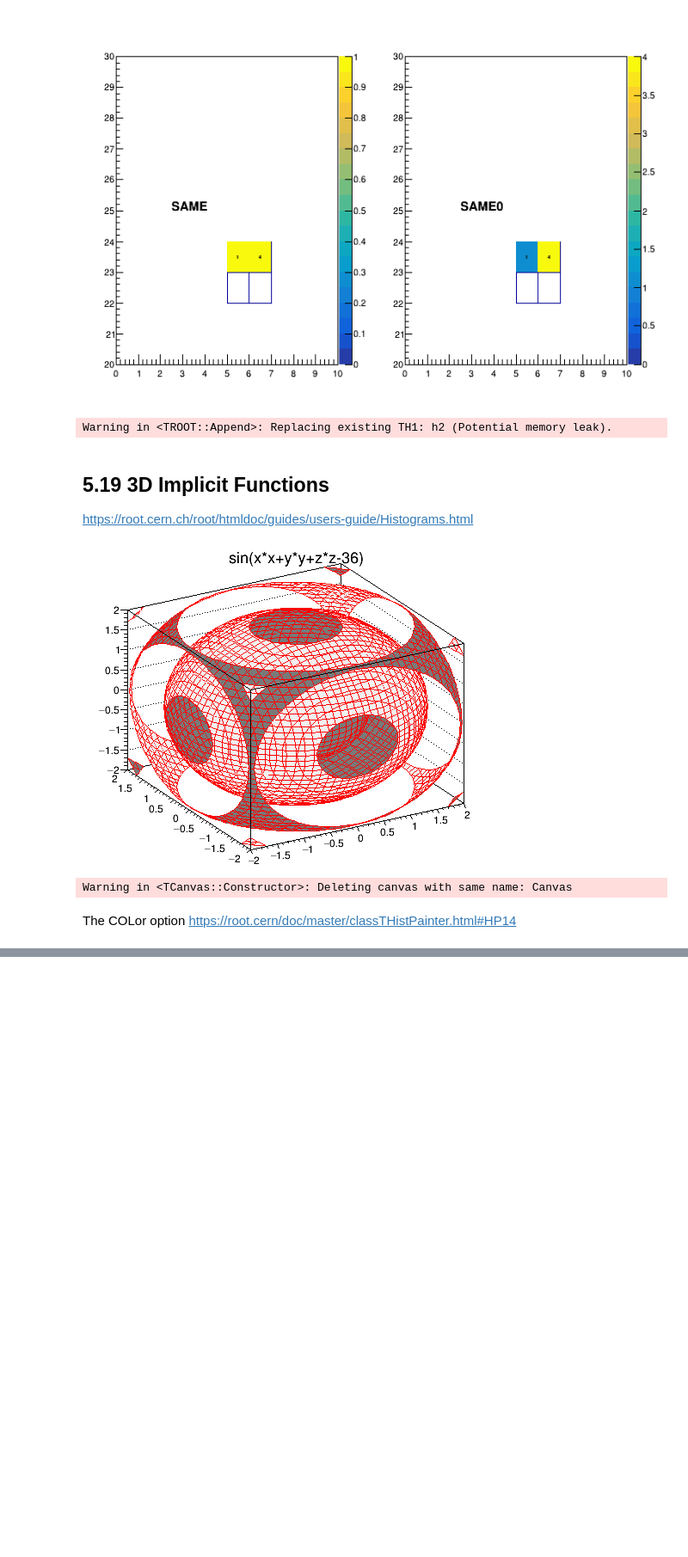
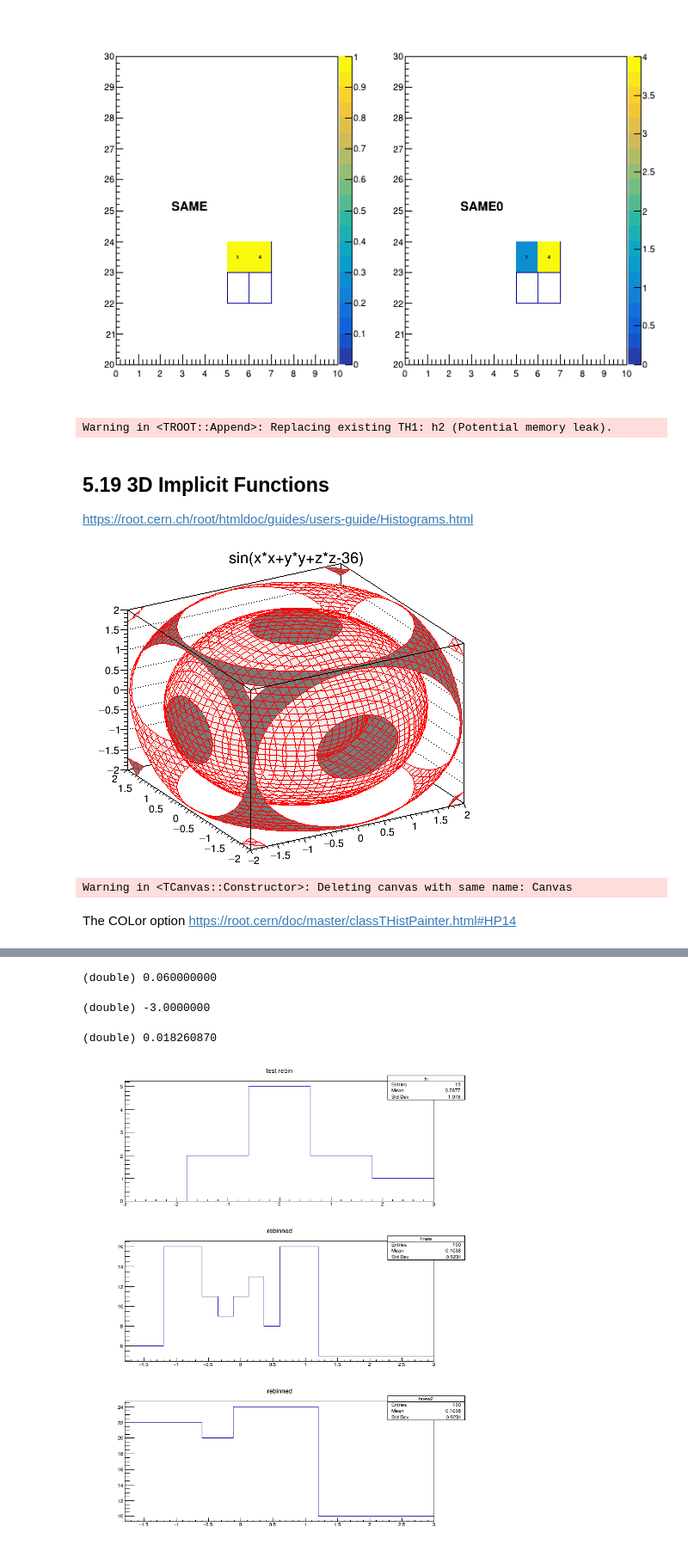
Before and after one commit to jjpereirab/B2HHH_2022_1, a Jupyter notebook: root_tools.ipynb, the cells around one changed output, grey strips where cells are left out. Shown: that part at 86% size. Drawn from its saved outputs; the diff is of its cells as text; code cells hidden in the pictures; blank space fills up the shorter version.

```diff
--- a/root_tools.ipynb
+++ b/root_tools.ipynb
@@ -171,0 +262,19 @@ The COLor option https://root.cern/doc/master/classTHistPainter.html#HP14
+# %%
+//create a fix bin histogram
+TH1F *h = new TH1F("h","test rebin",100,-3,3);
+Int_t nentries = 1000;
+h->FillRandom("gaus",nentries);
+
+Double_t xbins[1001];
+Int_t k=0;
+TAxis *axis = h->GetXaxis();
+for (Int_t i=1; i<=100; i++) {
+  Int_t y = (Int_t)h->GetBinContent(i);
+  if (y <=0) continue;
+  Double_t dx = axis->GetBinWidth(i)/y;
+  Double_t xmin = axis->GetBinLowEdge(i);
+  for (Int_t j=0; j<y; j++) {
+     xbins[k] = xmin + j*dx;
+     k++;
+  }
+}
@@ -171,0 +283,60 @@ The COLor option https://root.cern/doc/master/classTHistPainter.html#HP14
+# %%
+axis->GetBinWidth(3)
+# %% [output]
+(double) 0.060000000
+# %%
+axis->GetBinLowEdge(1)
+# %% [output]
+(double) -3.0000000
+# %%
+xbins[]
+# %% [output]
+(double) 0.018260870
+# %%
+int orig_bins = 5;
+Int_t nentries = 10;
+
+//create a fix bin histogram
+TH1F *h = new TH1F("h","test rebin",orig_bins,-3,3);
+h->FillRandom("gaus",nentries);
+
+Double_t xbins[11];
+Int_t k=0;
+TAxis *axis = h->GetXaxis();
+for (Int_t i=1; i<=orig_bins; i++) {
+  Int_t y = (Int_t)h->GetBinContent(i);
+  if (y <=0) continue;
+  Double_t dx = axis->GetBinWidth(i)/y;
+  Double_t xmin = axis->GetBinLowEdge(i);
+  for (Int_t j=0; j<y; j++) {
+     xbins[k] = xmin + j*dx;
+     k++;
+  }
+}
+xbins[k] = axis->GetXmax();
+//create a variable bin-width histogram out of fix bin histogram
+//new rebinned histogram should have about 10 entries per bin
+TH1F *hnew = new TH1F("hnew","rebinned",k,xbins);
+hnew->FillRandom("gaus",10*nentries);
+
+
+//rebin hnew keeping only 50% of the bins
+Double_t xbins2[51];
+Int_t kk=0;
+for (Int_t j = 0; j < k; j += 2) {
+  xbins2[kk] = xbins[j];
+  kk++;
+}
+xbins2[kk] = xbins[k];
+TH1F *hnew2 = (TH1F*)hnew->Rebin(kk,"hnew2",xbins2);
+
+
+//draw the 3 histograms
+TCanvas *c1 = new TCanvas("c1","c1",800,1000);
+c1->Divide(1,3);
+c1->cd(1);  h->Draw();
+c1->cd(2);  hnew->Draw();
+c1->cd(3);  hnew2->Draw();
+c1->Draw();
+# %% [output]
+[figure, added]
```
Also changed, not shown: parts of 11 cells of this notebook, 2 other files.
